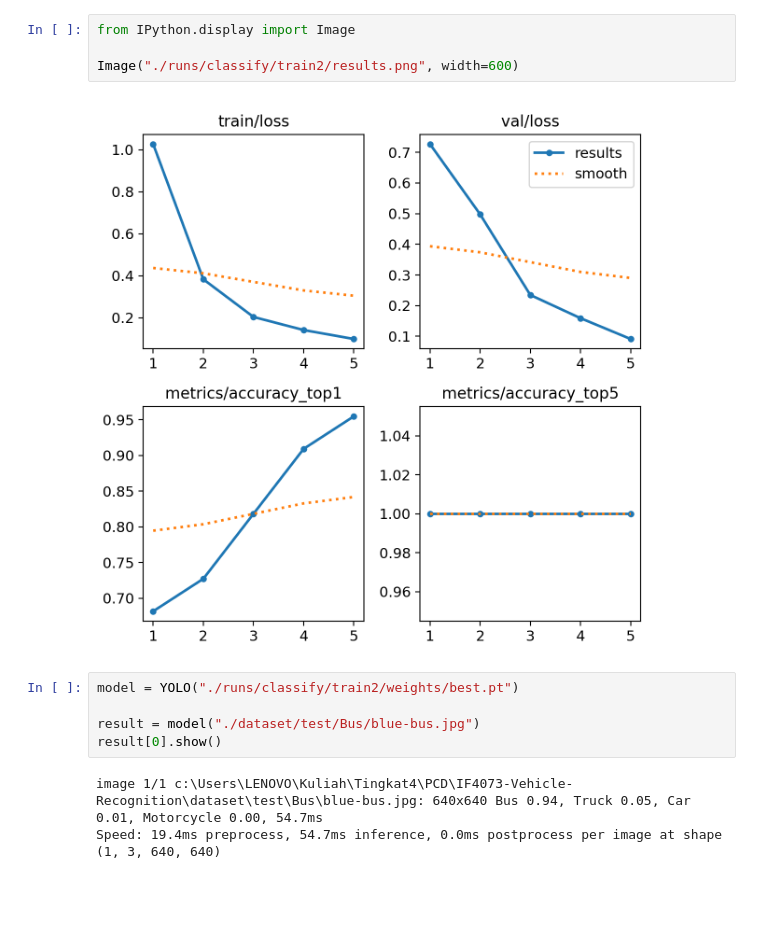
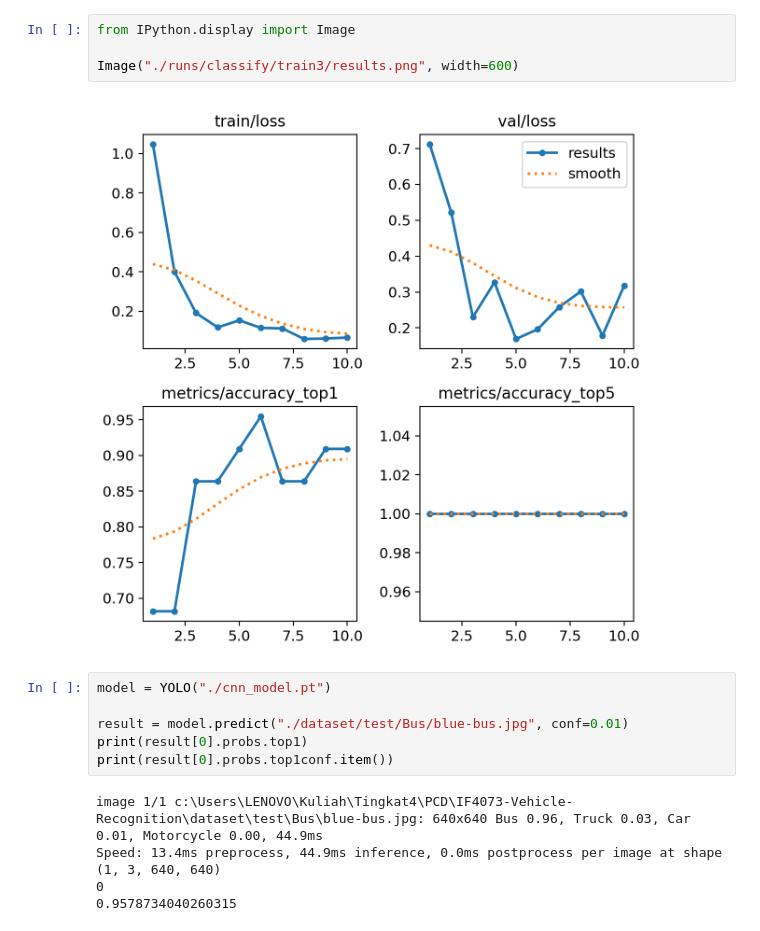
Before and after one commit to Ezaaan/IF4073-Vehicle-Recognition, a Jupyter notebook: Main_2.ipynb, the cells around one changed output. Saved outputs shown, nothing was run; the diff lists cells and outputs as text; blank space fills up the shorter version.

```diff
--- a/Main_2.ipynb
+++ b/Main_2.ipynb
@@ -69,14 +69,17 @@ Starting training for 5 epochs...
 # %%
 from IPython.display import Image
 
-Image("./runs/classify/train2/results.png", width=600)
+Image("./runs/classify/train3/results.png", width=600)
 # %% [output]
-[figure, old version]
+[figure, new version]
 # %%
-model = YOLO("./runs/classify/train2/weights/best.pt")
+model = YOLO("./cnn_model.pt")
 
-result = model("./dataset/test/Bus/blue-bus.jpg")
-result[0].show()
+result = model.predict("./dataset/test/Bus/blue-bus.jpg", conf=0.01)
+print(result[0].probs.top1)
+print(result[0].probs.top1conf.item())
 # %% [output]
-image 1/1 c:\Users\LENOVO\Kuliah\Tingkat4\PCD\IF4073-Vehicle-Recognition\dataset\test\Bus\blue-bus.jpg: 640x640 Bus 0.94, Truck 0.05, Car 0.01, Motorcycle 0.00, 54.7ms
-Speed: 19.4ms preprocess, 54.7ms inference, 0.0ms postprocess per image at shape (1, 3, 640, 640)
+image 1/1 c:\Users\LENOVO\Kuliah\Tingkat4\PCD\IF4073-Vehicle-Recognition\dataset\test\Bus\blue-bus.jpg: 640x640 Bus 0.96, Truck 0.03, Car 0.01, Motorcycle 0.00, 44.9ms
+Speed: 13.4ms preprocess, 44.9ms inference, 0.0ms postprocess per image at shape (1, 3, 640, 640)
+0
+0.9578734040260315
```
Also changed, not shown: parts of 2 cells of this notebook, 2 other files.
